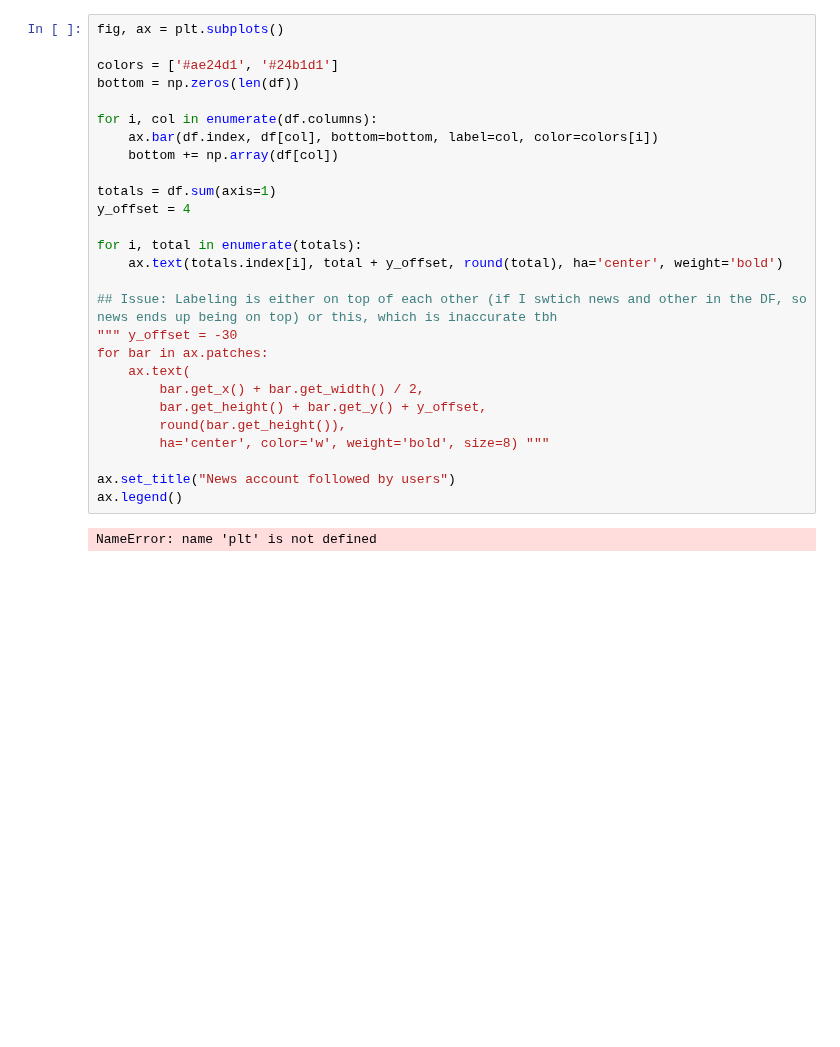
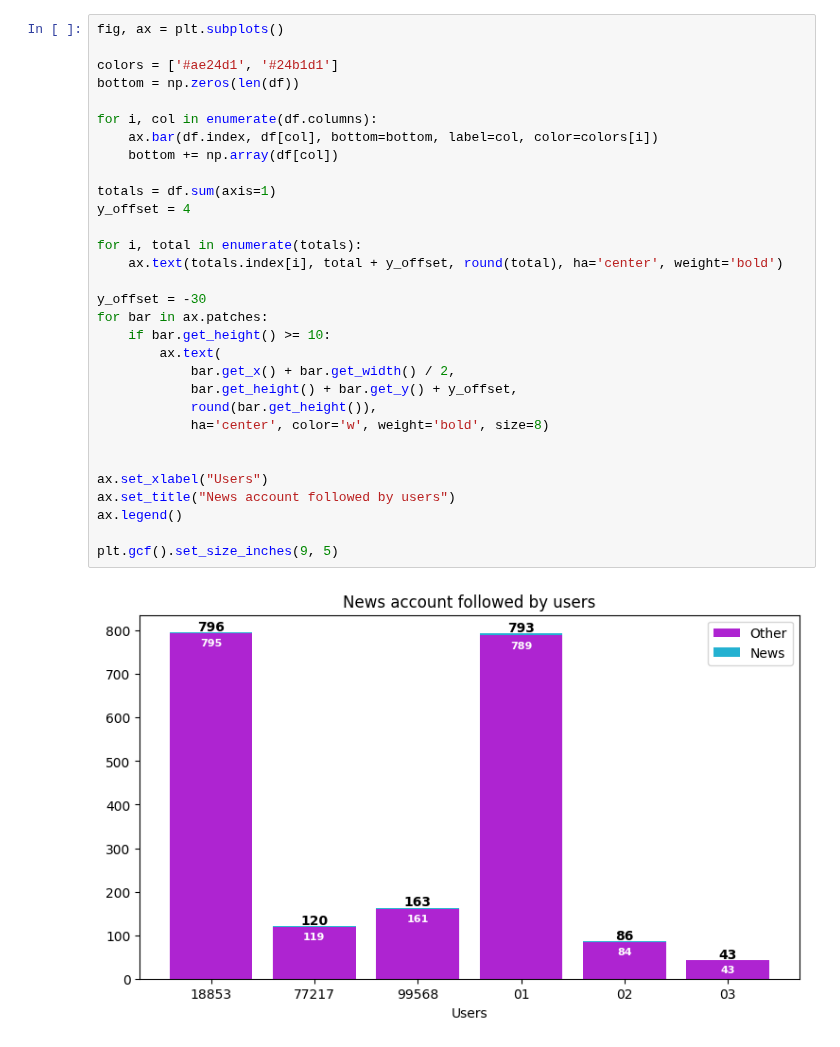
Before and after one commit to jyontika/CS315-Project-2, a Jupyter notebook: analysis/news_accs/account_viz.ipynb, the cells around one changed output. Cells and saved outputs as stored; diff of their text form; blank space fills up the shorter version.

```diff
--- a/analysis/news_accs/account_viz.ipynb
+++ b/analysis/news_accs/account_viz.ipynb
@@ -69,29 +93,33 @@ df
 # %%
 fig, ax = plt.subplots()
 
 colors = ['#ae24d1', '#24b1d1']
 bottom = np.zeros(len(df))
 
 for i, col in enumerate(df.columns):
     ax.bar(df.index, df[col], bottom=bottom, label=col, color=colors[i])
     bottom += np.array(df[col])
 
 totals = df.sum(axis=1)
 y_offset = 4
 
 for i, total in enumerate(totals):
     ax.text(totals.index[i], total + y_offset, round(total), ha='center', weight='bold')
 
-## Issue: Labeling is either on top of each other (if I swtich news and other in the DF, so news ends up being on top) or this, which is inaccurate tbh
-""" y_offset = -30
+y_offset = -30
 for bar in ax.patches:
-    ax.text(
-        bar.get_x() + bar.get_width() / 2,
-        bar.get_height() + bar.get_y() + y_offset,
-        round(bar.get_height()),
-        ha='center', color='w', weight='bold', size=8) """
+    if bar.get_height() >= 10:
+        ax.text(
+            bar.get_x() + bar.get_width() / 2,
+            bar.get_height() + bar.get_y() + y_offset,
+            round(bar.get_height()),
+            ha='center', color='w', weight='bold', size=8)
 
+
+ax.set_xlabel("Users")
 ax.set_title("News account followed by users")
 ax.legend()
+
+plt.gcf().set_size_inches(9, 5)
 # %% [output]
-NameError: name 'plt' is not defined
+[figure, added]
```
Also changed, not shown: parts of 18 cells of this notebook, 3 other files.
